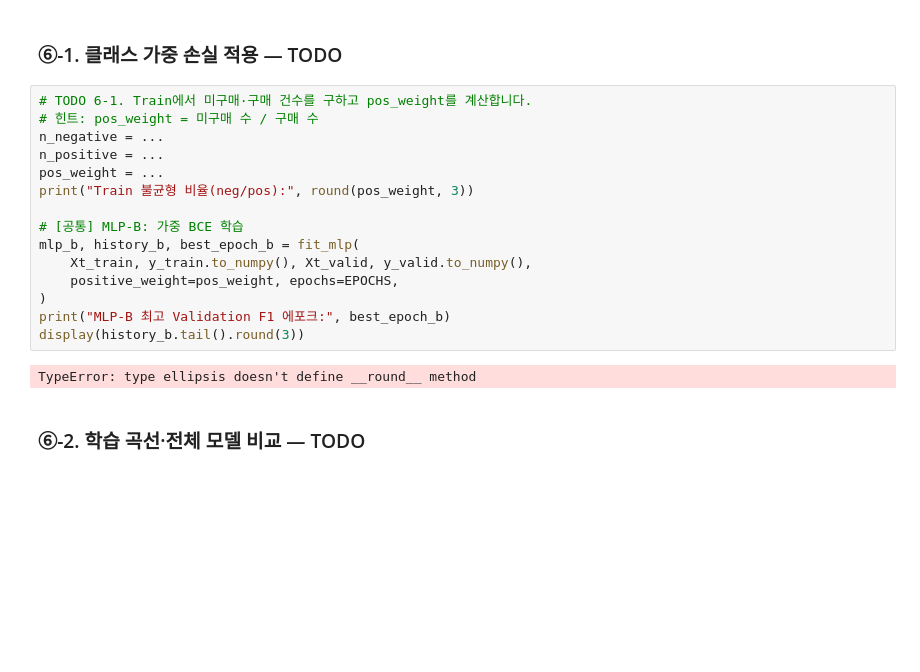
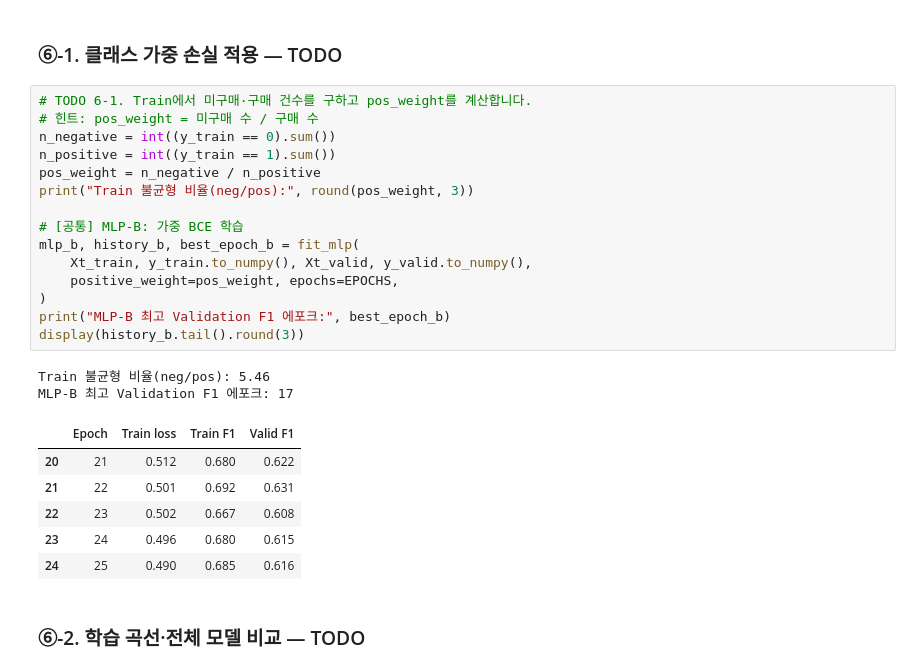
Before and after one commit to Gotti0/ai-mini-projects, a Jupyter notebook: mini-project-01/code/02_classification_online_shopping.ipynb, the cells around one changed output. Cells and saved outputs as stored; diff of their text form; blank space fills up the shorter version.

```diff
--- a/mini-project-01/code/02_classification_online_shopping.ipynb
+++ b/mini-project-01/code/02_classification_online_shopping.ipynb
@@ -703,20 +703,27 @@ MLP-A 최고 Validation F1 에포크: 25
 # %%
 # TODO 6-1. Train에서 미구매·구매 건수를 구하고 pos_weight를 계산합니다.
 # 힌트: pos_weight = 미구매 수 / 구매 수
-n_negative = ...
-n_positive = ...
-pos_weight = ...
+n_negative = int((y_train == 0).sum())
+n_positive = int((y_train == 1).sum())
+pos_weight = n_negative / n_positive
 print("Train 불균형 비율(neg/pos):", round(pos_weight, 3))
 
 # [공통] MLP-B: 가중 BCE 학습
 mlp_b, history_b, best_epoch_b = fit_mlp(
     Xt_train, y_train.to_numpy(), Xt_valid, y_valid.to_numpy(),
     positive_weight=pos_weight, epochs=EPOCHS,
 )
 print("MLP-B 최고 Validation F1 에포크:", best_epoch_b)
 display(history_b.tail().round(3))
 # %% [output]
-TypeError: type ellipsis doesn't define __round__ method
+Train 불균형 비율(neg/pos): 5.46
+MLP-B 최고 Validation F1 에포크: 17
+|  | Epoch | Train loss | Train F1 | Valid F1 |
+| 20 | 21 | 0.512 | 0.680 | 0.622 |
+| 21 | 22 | 0.501 | 0.692 | 0.631 |
+| 22 | 23 | 0.502 | 0.667 | 0.608 |
+| 23 | 24 | 0.496 | 0.680 | 0.615 |
+| 24 | 25 | 0.490 | 0.685 | 0.616 |
 # %% [markdown]
 ### ⑥-2. 학습 곡선·전체 모델 비교 — TODO
 # %%
```
Also changed, not shown: parts of 2 cells of this notebook.
